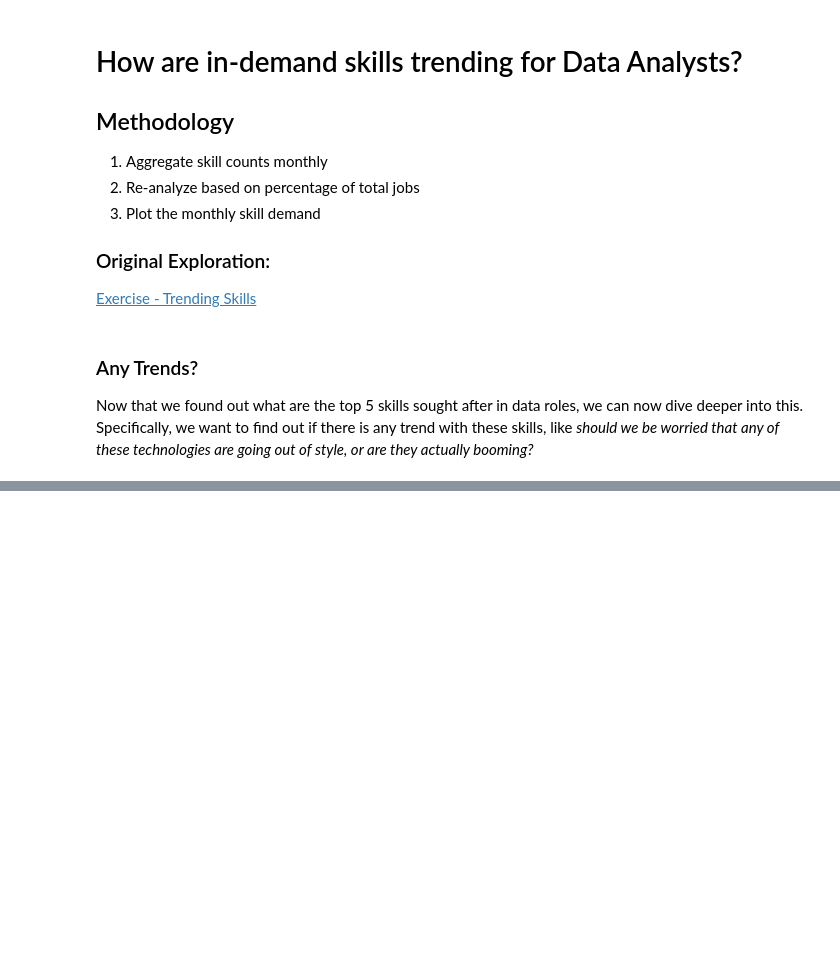
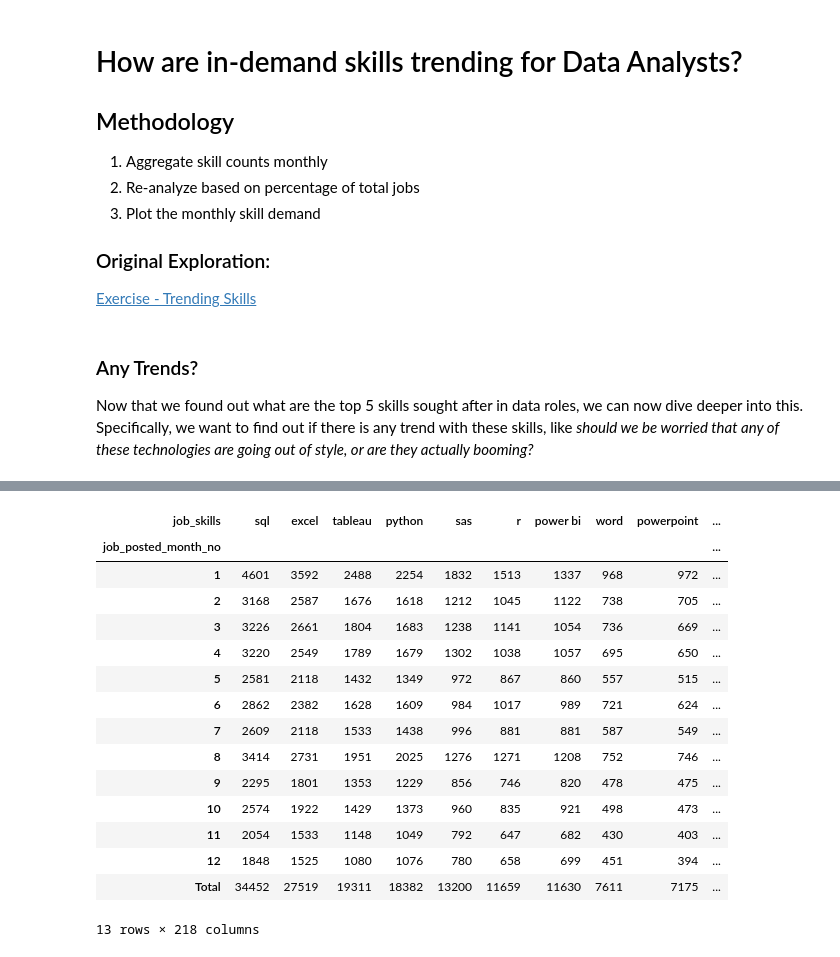
Before and after one commit to furtadorebeca/3_RF_Project, a Jupyter notebook: 3_Skills_Trend.ipynb, the cells around one changed output, grey strips where cells are left out. Cells and saved outputs as stored; diff of their text form; code cells hidden in the pictures; blank space fills up the shorter version.

```diff
--- a/3_Skills_Trend.ipynb
+++ b/3_Skills_Trend.ipynb
@@ -30,0 +101,22 @@ Now that we found out what are the top 5 skills sought after in data roles, we c
+# %%
+# Now, we want to sort the columns by the Total row. This way we can see, based on the totals - and not in aphabetical order - which skills are more sought for.
+# We're are going to sort the Total in descending order (ascending=False), so the top ones show first
+# Note that we specify index at the end and the reason is because this pivot is a SERIES and therefore we need to use the index value
+df_DA_US_pivot[df_DA_US_pivot.loc['Total'].sort_values(ascending=False).index]
+# %% [output]
+| job_skills | sql | excel | tableau | python | sas | r | power bi | word | powerpoint | ... |
+| job_posted_month_no |  |  |  |  |  |  |  |  |  | ... |
+| 1 | 4601 | 3592 | 2488 | 2254 | 1832 | 1513 | 1337 | 968 | 972 | ... |
+| 2 | 3168 | 2587 | 1676 | 1618 | 1212 | 1045 | 1122 | 738 | 705 | ... |
+| 3 | 3226 | 2661 | 1804 | 1683 | 1238 | 1141 | 1054 | 736 | 669 | ... |
+| 4 | 3220 | 2549 | 1789 | 1679 | 1302 | 1038 | 1057 | 695 | 650 | ... |
+| 5 | 2581 | 2118 | 1432 | 1349 | 972 | 867 | 860 | 557 | 515 | ... |
+| 6 | 2862 | 2382 | 1628 | 1609 | 984 | 1017 | 989 | 721 | 624 | ... |
+| 7 | 2609 | 2118 | 1533 | 1438 | 996 | 881 | 881 | 587 | 549 | ... |
+| 8 | 3414 | 2731 | 1951 | 2025 | 1276 | 1271 | 1208 | 752 | 746 | ... |
+| 9 | 2295 | 1801 | 1353 | 1229 | 856 | 746 | 820 | 478 | 475 | ... |
+| 10 | 2574 | 1922 | 1429 | 1373 | 960 | 835 | 921 | 498 | 473 | ... |
+| 11 | 2054 | 1533 | 1148 | 1049 | 792 | 647 | 682 | 430 | 403 | ... |
+| 12 | 1848 | 1525 | 1080 | 1076 | 780 | 658 | 699 | 451 | 394 | ... |
+| Total | 34452 | 27519 | 19311 | 18382 | 13200 | 11659 | 11630 | 7611 | 7175 | ... |
+13 rows × 218 columns
```
Also changed, not shown: parts of 21 cells of this notebook, 1 other file.
